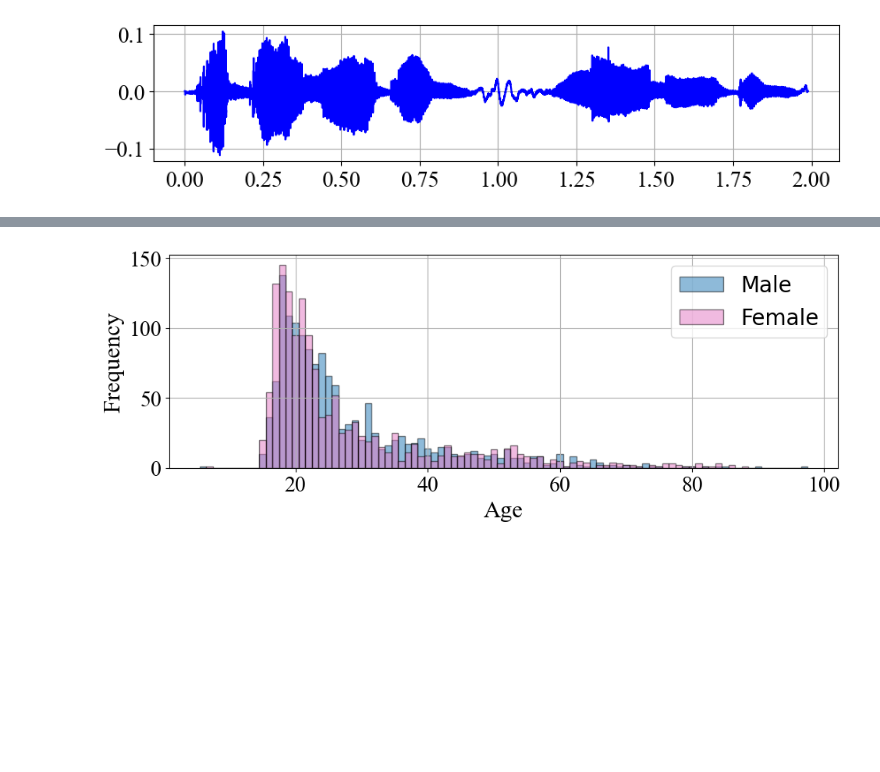
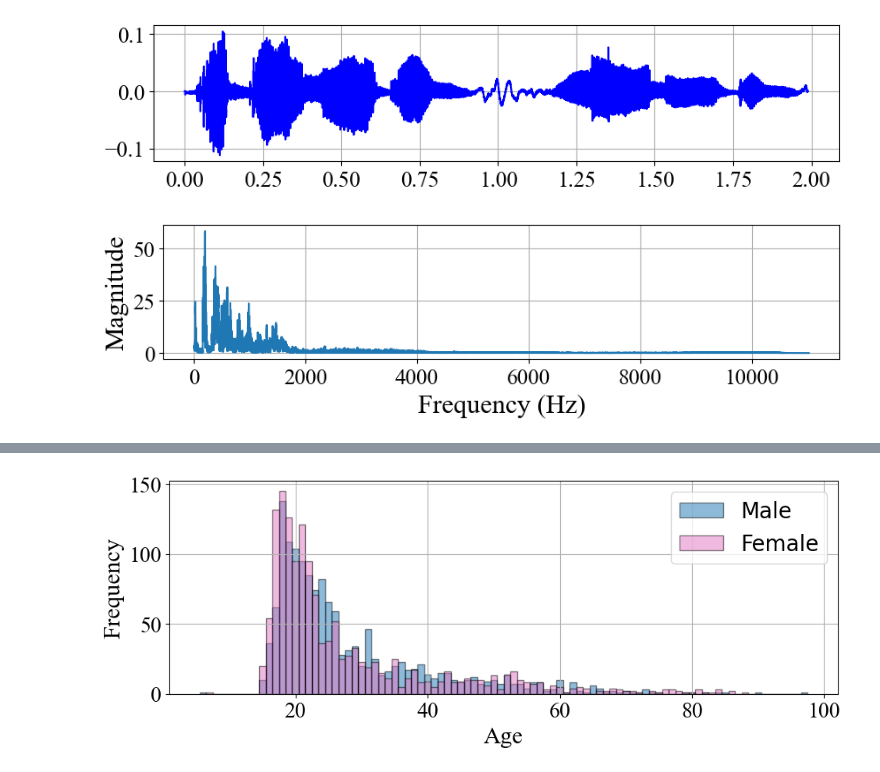
Before and after one commit to AndreaLolli2912/DSL-Age-Regression, a Jupyter notebook: main/report_figures.ipynb, the cells around one changed output, grey strips where cells are left out. Saved outputs shown, nothing was run; the diff lists cells and outputs as text; code cells hidden in the pictures; blank space fills up the shorter version.

```diff
--- a/main/report_figures.ipynb
+++ b/main/report_figures.ipynb
@@ -80,6 +84,30 @@ plt.show()
 fig.savefig("figs/audio_track_original.pdf", bbox_inches="tight")
 # %% [output]
 [figure]
+# %%
+y, sr = librosa.load(input_file)
+
+fft = np.fft.fft(y)
+magnitude = np.abs(fft)
+frequency = np.fft.fftfreq(len(magnitude), 1/sr)
+
+
+positive_freq_idx = frequency > 0
+frequency = frequency[positive_freq_idx]
+magnitude = magnitude[positive_freq_idx]
+
+
+fig, ax = plt.subplots(1, figsize=(10,2))
+plt.plot(frequency, magnitude)
+plt.grid(visible=True)
+plt.xticks(fontsize=18, color='black', fontname='Times New Roman')
+plt.yticks(fontsize=18, color='black', fontname='Times New Roman')
+plt.xlabel('Frequency (Hz)', fontsize=22, fontname='Times New Roman')
+plt.ylabel('Magnitude', fontsize=22, fontname='Times New Roman')
+fig.savefig("figs/audio_track_original_frequency.pdf", bbox_inches="tight")
+plt.show()
+# %% [output]
+[figure, added]
 # %%
 y_noise = ap.reduce_noise(y=y, sr=sr)
 y_filter = ap.bandpass_filter(y=y_noise, sr=sr)
```
Also changed, not shown: parts of 7 cells of this notebook.
